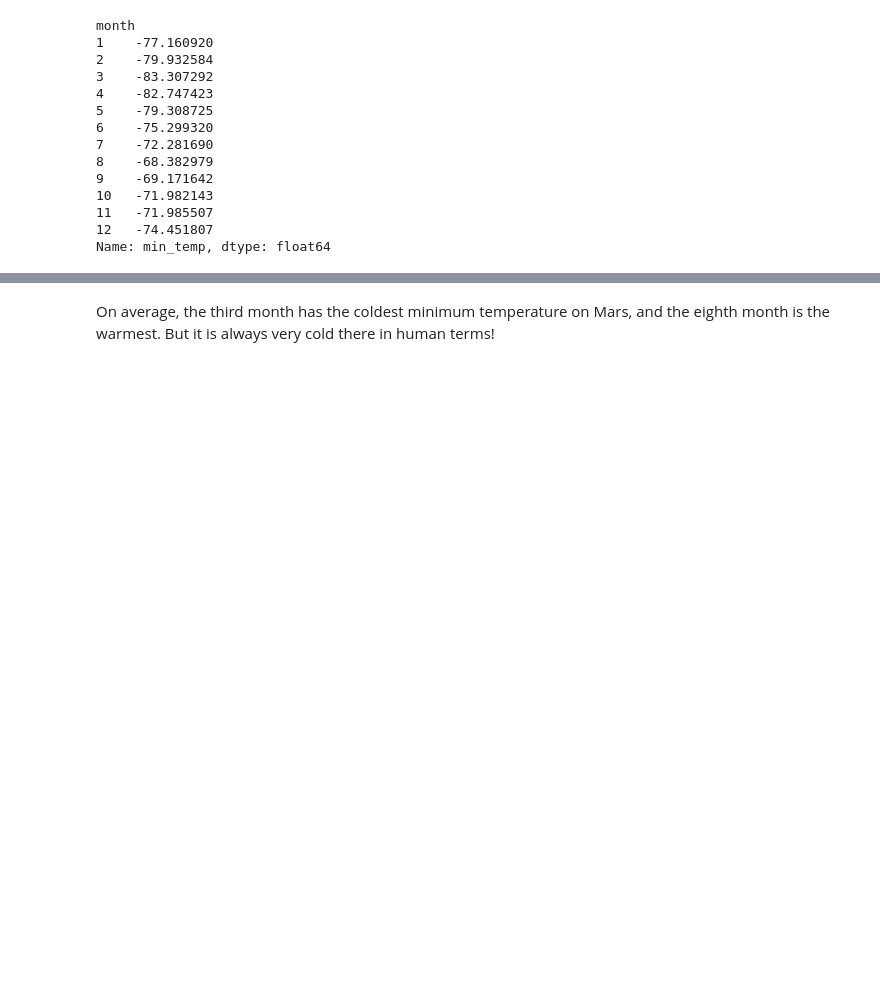
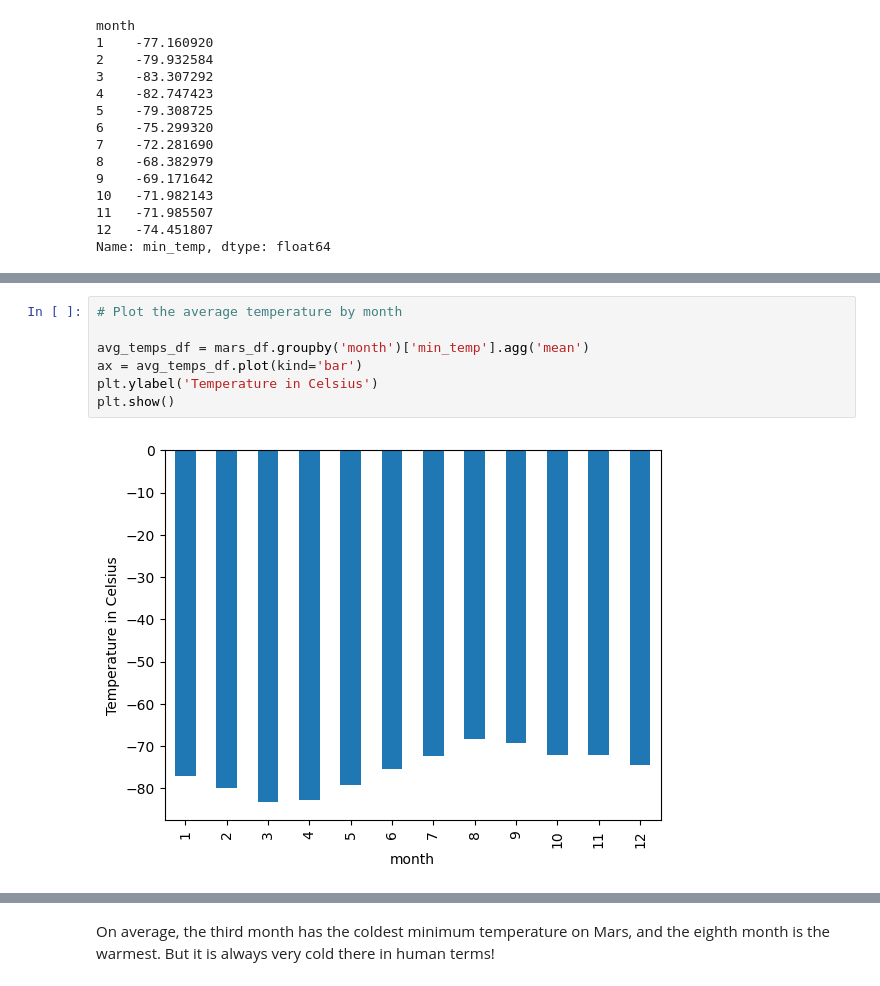
Before and after one commit to JaredWillson/mars_data, a Jupyter notebook: part_2_mars_weather.ipynb, the cells around one changed output, grey strips where cells are left out. Saved outputs shown, nothing was run; the diff lists cells and outputs as text; blank space fills up the shorter version.

```diff
--- a/part_2_mars_weather.ipynb
+++ b/part_2_mars_weather.ipynb
@@ -201,2 +208,11 @@ Name: min_temp, dtype: float64
+# %%
+# Plot the average temperature by month
+
+avg_temps_df = mars_df.groupby('month')['min_temp'].agg('mean')
+ax = avg_temps_df.plot(kind='bar')
+plt.ylabel('Temperature in Celsius')
+plt.show()
+# %% [output]
+[figure, added]
 # %%
 # Identify the coldest and hottest months in Curiosity's location
```
Also changed, not shown: parts of 9 cells of this notebook, 2 other files.
